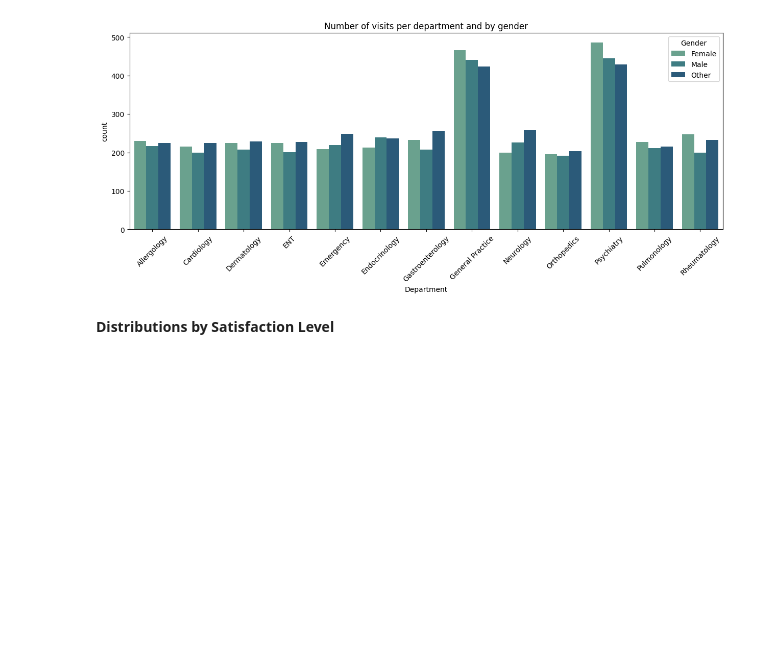
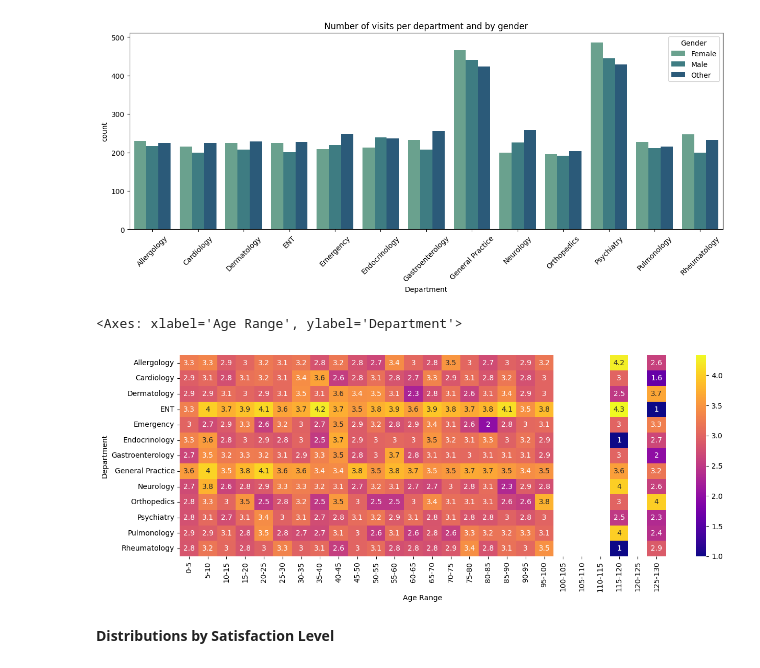
Before and after one commit to amdbsilva/pre-processing, a Jupyter notebook: projeto de datapreprocessing.ipynb, the cells around one changed output. Drawn from its saved outputs; the diff is of its cells as text; code cells hidden in the pictures; blank space fills up the shorter version.

Commit message:
heatmap

```diff
--- a/projeto de datapreprocessing.ipynb
+++ b/projeto de datapreprocessing.ipynb
@@ -1086,6 +1086,16 @@ age_bins = list(range(0, max_age + 5, 5))
 age_labels = [f"{age_bins[i]}-{age_bins[i+1]}" for i in range(len(age_bins)-1)]
 data['Age Range'] = pd.cut(data['Age'], bins=age_bins, labels=age_labels, include_lowest=True, right=True)
 data_to_plot = data.groupby(['Age Range', 'Department'])['Satisfaction Level'].mean().reset_index()
+# %%
+heatmap_data = data_to_plot.pivot(index='Department',
+                               columns='Age Range',
+                               values='Satisfaction Level'
+                             )
+fig= plt.subplots(figsize = (15,5))
+sns.heatmap(heatmap_data, annot=True, cmap= 'plasma')
+# %% [output]
+<Axes: xlabel='Age Range', ylabel='Department'>
+[figure, added]
 # %%
 import plotly.express as px
 fig = px.line(
```
Also changed, not shown: parts of 9 cells of this notebook.
